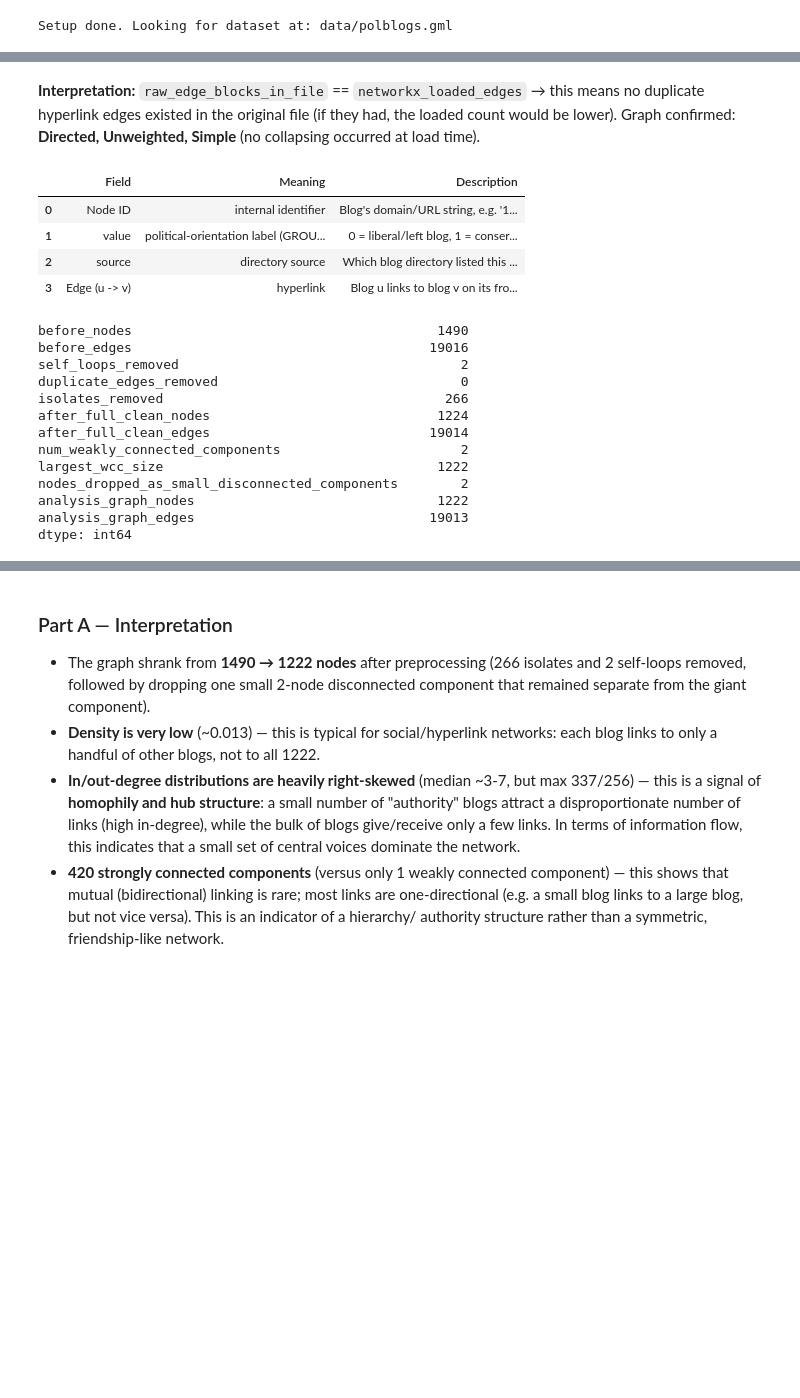
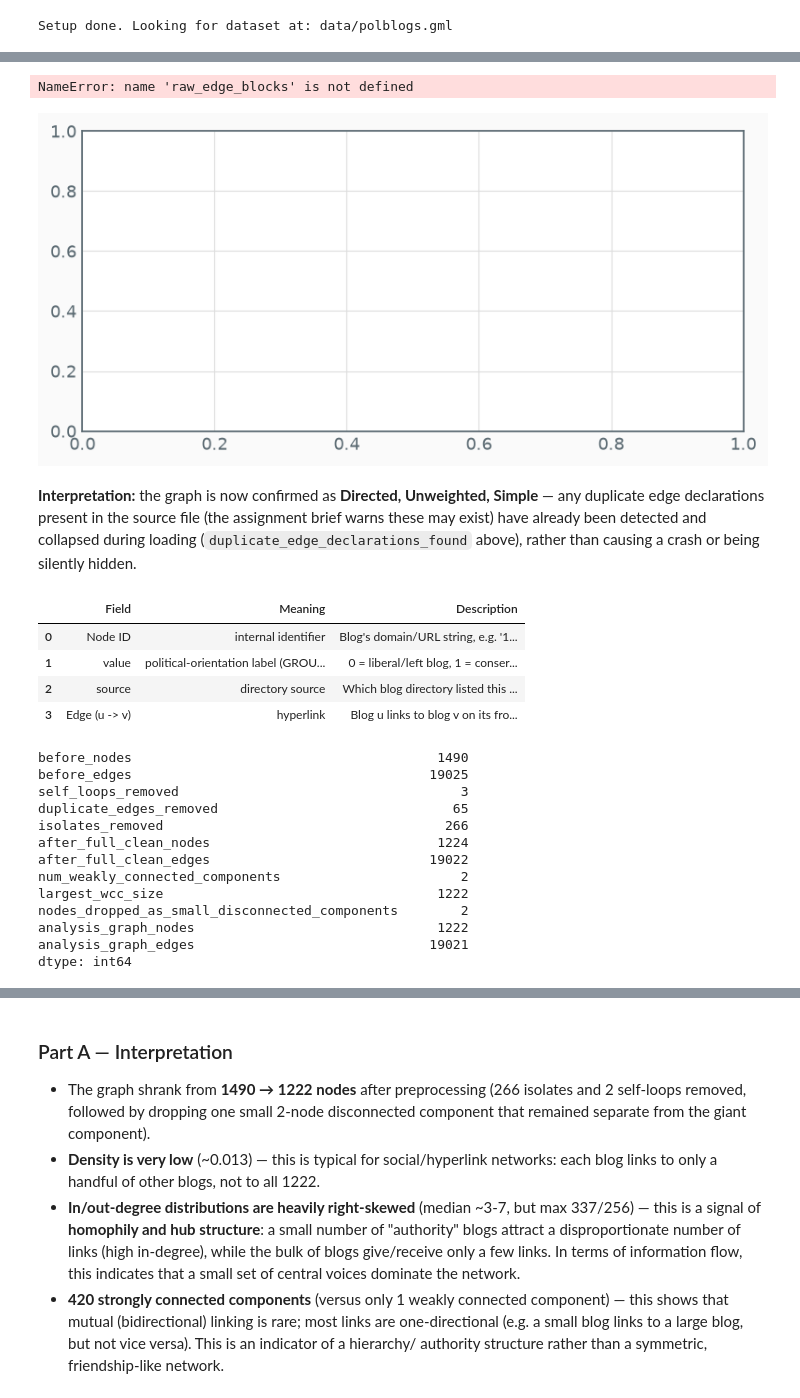
Before and after one commit to MAhmadThaheem/sntp_assignment1_polblogs, a Jupyter notebook: SNTP_Assignment01_Master.ipynb, the cells around one changed output, grey strips where cells are left out. Drawn from its saved outputs; the diff is of its cells as text; code cells hidden in the pictures; blank space fills up the shorter version.

```diff
--- a/SNTP_Assignment01_Master.ipynb
+++ b/SNTP_Assignment01_Master.ipynb
@@ -98,0 +176,26 @@ Sample node with attributes: ('100monkeystyping.com', {'value': 0, 'source': 'Bl
+# %%
+# ---- A.1b: Collapse to a simple DiGraph, explicitly counting duplicates removed ----
+def collapse_to_simple_digraph(G_multi):
+    """
+    Collapses a MultiDiGraph into a simple DiGraph. If the same (u, v) edge
+    appears more than once, only the first occurrence's attributes are kept
+    and every extra occurrence is counted as a duplicate. This makes the
+    duplicate-removal step explicit and auditable, rather than silent.
+    """
+    G_simple = nx.DiGraph()
+    G_simple.add_nodes_from(G_multi.nodes(data=True))
+    seen = set()
+    duplicate_count = 0
+    for u, v, data in G_multi.edges(data=True):
+        if (u, v) in seen:
+            duplicate_count += 1
+            continue
+        seen.add((u, v))
+        G_simple.add_edge(u, v, **data)
+    return G_simple, duplicate_count
+
+G_raw, duplicate_edges_found = collapse_to_simple_digraph(G_raw_multi)
+
+print("Duplicate edge declarations found and removed:", duplicate_edges_found)
+print("Nodes:", G_raw.number_of_nodes())
+print("Edges (after removing duplicates):", G_raw.number_of_edges())
@@ -129,9 +236,32 @@ has_weight_attribute                              False
 dtype: object
-# %% [markdown]
-**Interpretation:** `raw_edge_blocks_in_file` == `networkx_loaded_edges`
-→ this means no duplicate hyperlink edges existed in the original file
-(if they had, the loaded count would be lower). Graph confirmed:
-**Directed, Unweighted, Simple** (no collapsing occurred at load time).
+# %%
+# ---- A.2 visual: raw edge declarations vs duplicates vs final edges ----
+fig, ax = plt.subplots(figsize=(7, 3.2))
+labels = ["Raw edge\ndeclarations", "Final simple\ngraph edges"]
+values = [raw_edge_blocks, G_raw.number_of_edges()]
+colors = [PALETTE["slate"], PALETTE["coral"], PALETTE["teal"]]
+
+bars = ax.bar(labels, values, color=colors, width=0.55, edgecolor="white", linewidth=1.2)
+for b, v in zip(bars, values):
+    ax.text(b.get_x() + b.get_width()/2, v, f"{v:,}", ha="center", va="bottom",
+            fontsize=10, fontweight="bold", color=PALETTE["navy"])
+
+ax.set_title("Edge Count Audit: Raw \u2192 Duplicates \u2192 Final", pad=12)
+ax.set_ylabel("Edge count")
+for spine in ["top", "right"]:
+    ax.spines[spine].set_visible(False)
+plt.tight_layout()
+plt.savefig("outputs/figures/edge_count_audit.png", dpi=160, bbox_inches="tight")
+plt.show()
+# %% [output]
+NameError: name 'raw_edge_blocks' is not defined
+[figure, added]
+# %% [markdown]
+**Interpretation:** the graph is now confirmed as **Directed, Unweighted,
+Simple** — any duplicate edge declarations present in the source file
+(the assignment brief warns these may exist) have already been detected
+and collapsed during loading (`duplicate_edge_declarations_found` above),
+rather than causing a crash or being silently hidden.
 # %%
 # ---- A.3: Data dictionary ----
 data_dictionary = pd.DataFrame([
@@ -161,8 +291,9 @@ self_loops = list(nx.selfloop_edges(G1))
 G1.remove_edges_from(self_loops)
 log["self_loops_removed"] = len(self_loops)
 
-# (b) duplicate edges — none found (verified above), logged for transparency
-log["duplicate_edges_removed"] = 0
+# (b) duplicate edges — already detected and removed at load time (Step A.1b);
+#     logged here again for a complete, single preprocessing summary
+log["duplicate_edges_removed"] = duplicate_edges_found
 
 # (c) remove isolates (in-degree=0 AND out-degree=0)
 isolates = list(nx.isolates(G1))
@@ -187,15 +318,15 @@ pd.Series(log).to_csv("outputs/tables/preprocessing_log.csv")
 pd.Series(log)
 # %% [output]
 before_nodes                                       1490
-before_edges                                      19016
-self_loops_removed                                    2
-duplicate_edges_removed                               0
+before_edges                                      19025
+self_loops_removed                                    3
+duplicate_edges_removed                              65
 isolates_removed                                    266
 after_full_clean_nodes                             1224
-after_full_clean_edges                            19014
+after_full_clean_edges                            19022
 num_weakly_connected_components                       2
 largest_wcc_size                                   1222
 nodes_dropped_as_small_disconnected_components        2
 analysis_graph_nodes                               1222
-analysis_graph_edges                              19013
+analysis_graph_edges                              19021
 dtype: int64
```
Also changed, not shown: parts of 15 cells of this notebook, 7 other files.
